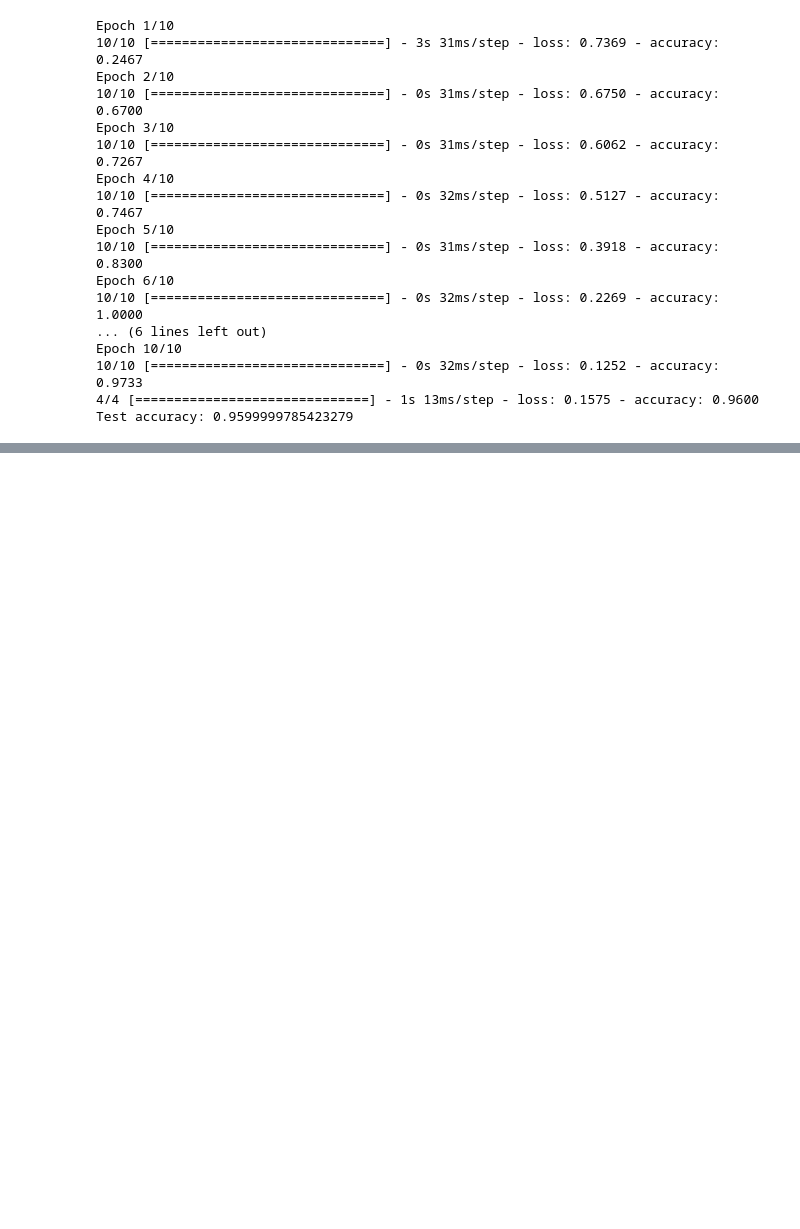
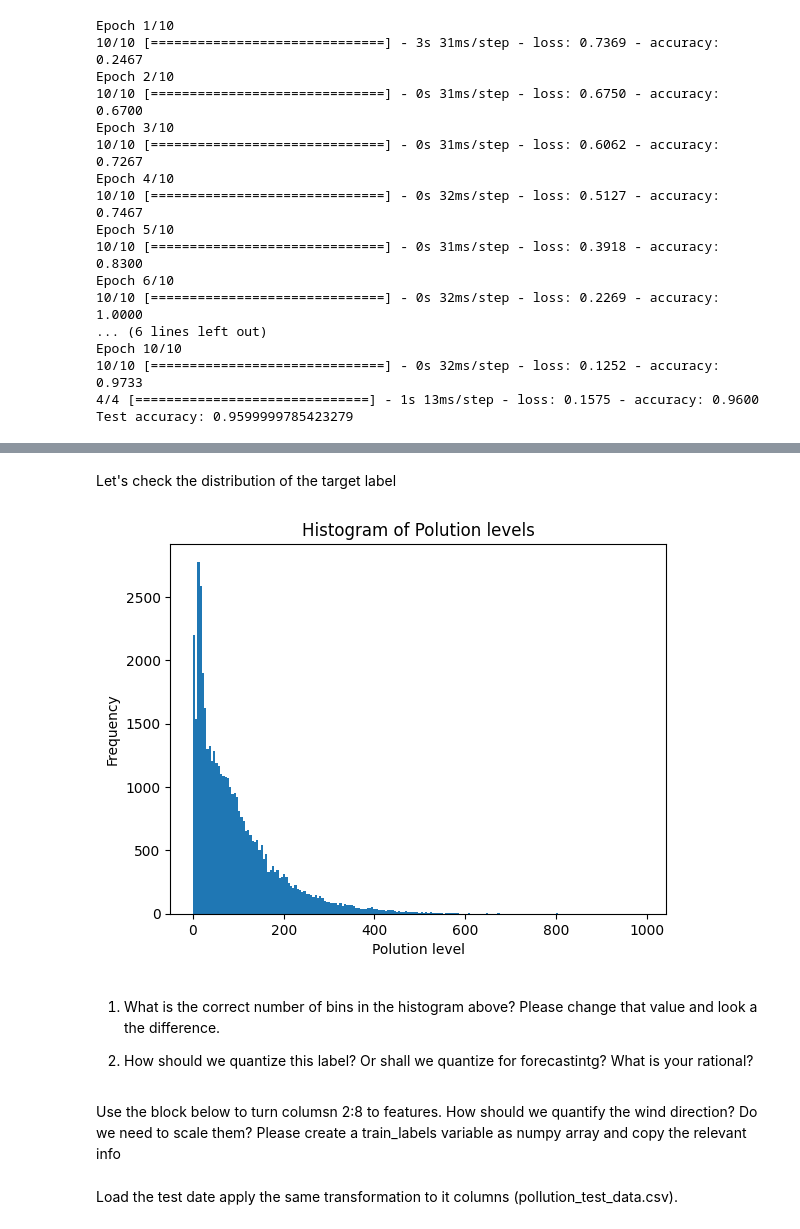
Before and after one commit to msoley/CSCI-535, a Jupyter notebook: ML_basics.ipynb, the cells around one changed output, grey strips where cells are left out. Drawn from its saved outputs; the diff is of its cells as text; code cells hidden in the pictures; blank space fills up the shorter version.

Commit message:
Added the weather forecast example

```diff
--- a/ML_basics.ipynb
+++ b/ML_basics.ipynb
@@ -325,0 +337,3 @@ Test accuracy: 0.9599999785423279
+# %%
+!ls "./drive/MyDrive/work/code/data" #replace with your path
+data_path = "./drive/MyDrive/work/code/data"
@@ -325,0 +342,4 @@ Test accuracy: 0.9599999785423279
+# %%
+weather_data = pd.read_csv(os.path.join(data_path,"LSTM-Multivariate_pollution.csv"))
+#let's look at the first few rows
+weather_data[:10]
@@ -325,0 +358,23 @@ Test accuracy: 0.9599999785423279
+# %% [markdown]
+Let's check the distribution of the target label
+# %%
+# Plot the histogram
+plt.hist(weather_data['pollution'], bins=100)
+plt.xlabel('Polution level')
+plt.ylabel('Frequency')
+plt.title('Histogram of Polution levels')
+
+# Show the plot
+plt.show()
+# %% [output]
+[figure, added]
+# %% [markdown]
+
+1.   What is the correct number of bins in the histogram above? Please change that value and look a the difference.
+
+2.   How should we quantize this label? Or shall we quantize for forecastintg? What is your rational?
+# %% [markdown]
+Use the block below to turn columsn 2:8 to features. How should we quantify the wind direction? Do we need to scale them?
+Please create a train_labels variable as numpy array and copy the relevant info
+# %% [markdown]
+Load the test date apply the same transformation to it columns (pollution_test_data.csv).
```
Also changed, not shown: parts of 6 cells of this notebook.
